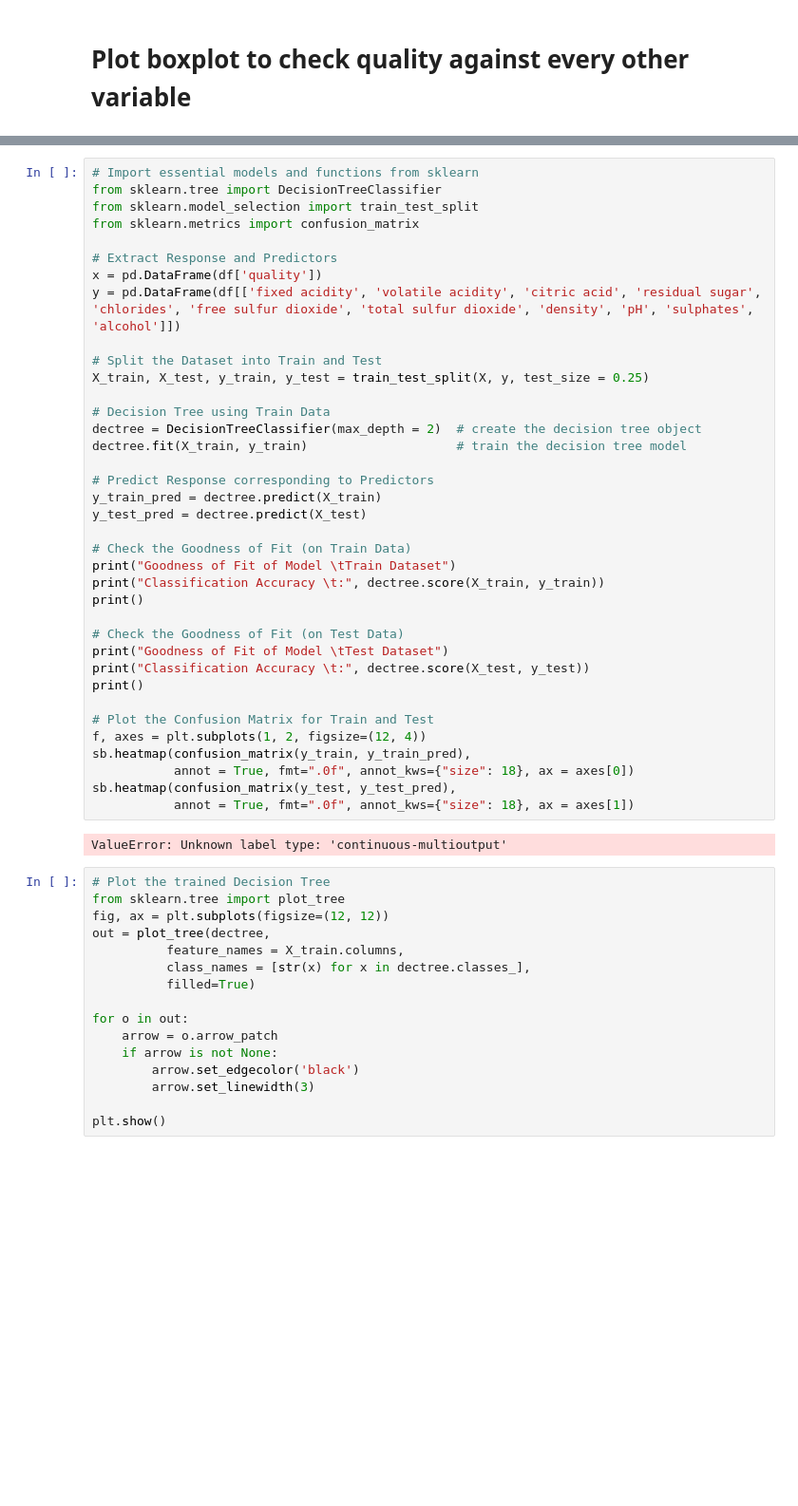
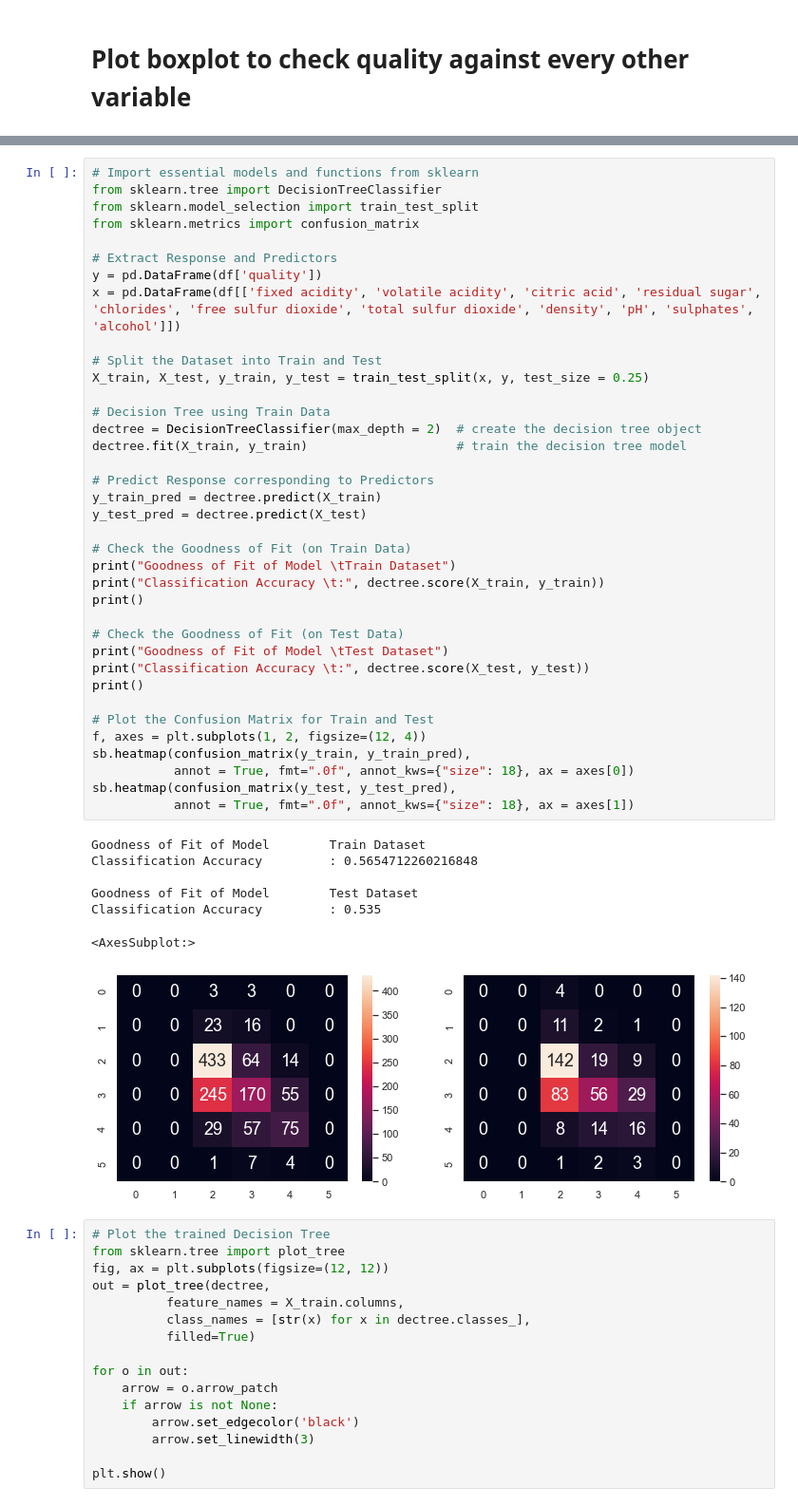
Before and after one commit to AddictedBoy/EE0005-Mini-Project, a Jupyter notebook: ZT.ipynb, the cells around one changed output, grey strips where cells are left out. Shown at 95% size. Saved outputs shown, nothing was run; the diff lists cells and outputs as text; blank space fills up the shorter version.

```diff
--- a/ZT.ipynb
+++ b/ZT.ipynb
@@ -110,38 +122,44 @@ from sklearn.model_selection import train_test_split
 from sklearn.metrics import confusion_matrix
 
 # Extract Response and Predictors
-x = pd.DataFrame(df['quality'])
-y = pd.DataFrame(df[['fixed acidity', 'volatile acidity', 'citric acid', 'residual sugar', 'chlorides', 'free sulfur dioxide', 'total sulfur dioxide', 'density', 'pH', 'sulphates', 'alcohol']])
+y = pd.DataFrame(df['quality'])
+x = pd.DataFrame(df[['fixed acidity', 'volatile acidity', 'citric acid', 'residual sugar', 'chlorides', 'free sulfur dioxide', 'total sulfur dioxide', 'density', 'pH', 'sulphates', 'alcohol']])
 
 # Split the Dataset into Train and Test
-X_train, X_test, y_train, y_test = train_test_split(X, y, test_size = 0.25)
+X_train, X_test, y_train, y_test = train_test_split(x, y, test_size = 0.25)
 
 # Decision Tree using Train Data
 dectree = DecisionTreeClassifier(max_depth = 2)  # create the decision tree object
 dectree.fit(X_train, y_train)                    # train the decision tree model
 
 # Predict Response corresponding to Predictors
 y_train_pred = dectree.predict(X_train)
 y_test_pred = dectree.predict(X_test)
 
 # Check the Goodness of Fit (on Train Data)
 print("Goodness of Fit of Model \tTrain Dataset")
 print("Classification Accuracy \t:", dectree.score(X_train, y_train))
 print()
 
 # Check the Goodness of Fit (on Test Data)
 print("Goodness of Fit of Model \tTest Dataset")
 print("Classification Accuracy \t:", dectree.score(X_test, y_test))
 print()
 
 # Plot the Confusion Matrix for Train and Test
 f, axes = plt.subplots(1, 2, figsize=(12, 4))
 sb.heatmap(confusion_matrix(y_train, y_train_pred),
            annot = True, fmt=".0f", annot_kws={"size": 18}, ax = axes[0])
 sb.heatmap(confusion_matrix(y_test, y_test_pred),
            annot = True, fmt=".0f", annot_kws={"size": 18}, ax = axes[1])
 # %% [output]
-ValueError: Unknown label type: 'continuous-multioutput'
+Goodness of Fit of Model        Train Dataset
+Classification Accuracy         : 0.5654712260216848
+
+Goodness of Fit of Model        Test Dataset
+Classification Accuracy         : 0.535
+<AxesSubplot:>
+[figure, added]
 # %%
 # Plot the trained Decision Tree
 from sklearn.tree import plot_tree
```
Also changed, not shown: parts of 12 cells of this notebook.
